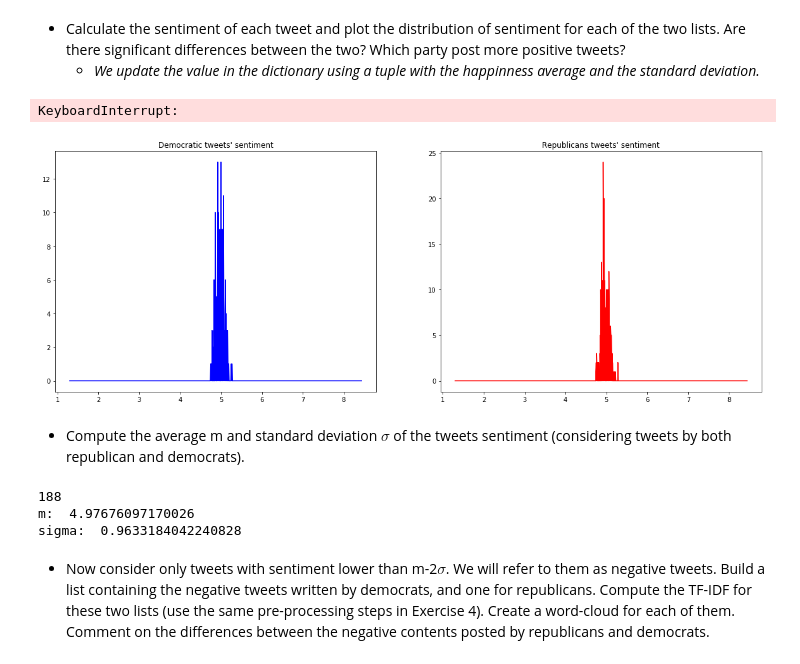
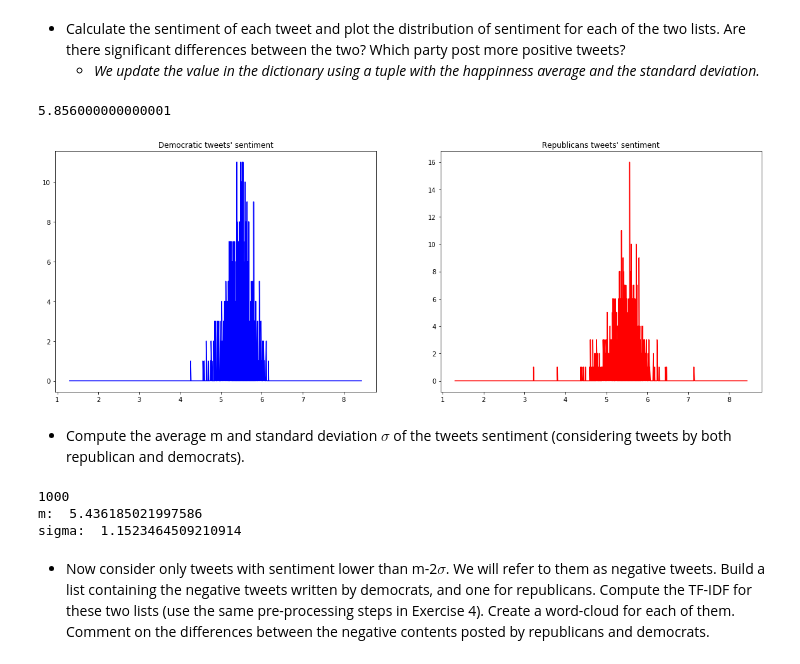
Before and after one commit to JulesBelveze/yelp-dataset-analysis, a Jupyter notebook: Assignment2.ipynb, the cells around one changed output. Drawn from its saved outputs; the diff is of its cells as text; code cells hidden in the pictures.

```diff
--- a/Assignment2.ipynb
+++ b/Assignment2.ipynb
@@ -626,50 +626,59 @@ for tweet in tweets_rep.keys():
 # %% [markdown]
 - Calculate the sentiment of each tweet and plot the distribution of sentiment for each of the two lists. Are there significant differences between the two? Which party post more positive tweets?
     - _We update the value in the dictionary using a tuple with the happinness average and the standard deviation._
+# %%
+tweets_dem = {tweet: 0 for tweet in list(tweets_dem.keys())[0:500]}
+tweets_rep = {tweet: 0 for tweet in list(tweets_rep.keys())[0:500]}
 # %%
 for tweet in tweets_dem.keys():
     tweets_dem[tweet] = calculate_sentiment(tweet)
-# %% [output]
-KeyboardInterrupt:
 # %%
 for tweet in tweets_rep.keys():
     tweets_rep[tweet] = calculate_sentiment(tweet)
 # %%
 import numpy
 import matplotlib.pyplot as plt
+# %%
+for sent in tweets_dem.values():
+    print(sent[0])
+    break
+# %% [output]
+5.856000000000001
 # %%
 fig = plt.figure(figsize=(20, 7))
 
 sub1 = fig.add_subplot(121)
 sub1.plot(color='red')
-sents_dem = [sent[0] for sent in sentiment_dem.values()]
+sents_dem = [sent[0] for sent in tweets_dem.values()]
+
 binned_sentiment_dem = numpy.histogram(sents_dem, bins=sorted(labMT.happiness_average))
+
 sub1.plot(binned_sentiment_dem[1][0:len(binned_sentiment_dem[0])], binned_sentiment_dem[0], color='blue')
 plt.title("Democratic tweets\' sentiment")
 
 sub2 = fig.add_subplot(122)
-sents_rep = [sent[0] for sent in sentiment_rep.values()]
+sents_rep = [sent[0] for sent in tweets_rep.values()]
 binned_sentiment_rep = numpy.histogram(sents_rep, bins=sorted(labMT.happiness_average))
 sub2.plot(binned_sentiment_rep[1][0:len(binned_sentiment_rep[0])], binned_sentiment_rep[0], color='red')
 plt.title("Republicans tweets\' sentiment")
 
 
 plt.show()
 # %% [output]
-[figure, old version]
+[figure, new version]
 # %% [markdown]
 - Compute the average m and standard deviation $\sigma$ of the tweets sentiment (considering tweets by both republican and democrats).
 # %%
-all_tweets = dict(sentiment_dem, **sentiment_rep)
-print(len(sentiment_dem))
+all_tweets = dict(tweets_rep, **tweets_dem)
+print(len(all_tweets))
 m = sum([t[0] for t in all_tweets.values()])/len(all_tweets)
 std_dev = sum([t[1] for t in all_tweets.values()])/len(all_tweets)
 print('m: ', m)
 print('sigma: ', std_dev)
 # %% [output]
-188
-m:  4.97676097170026
-sigma:  0.9633184042240828
+1000
+m:  5.436185021997586
+sigma:  1.1523464509210914
 # %% [markdown]
 - Now consider only tweets with sentiment lower than m-2$\sigma$. We will refer to them as negative tweets. Build a list containing the negative tweets written by democrats, and one for republicans. Compute the TF-IDF for these two lists (use the same pre-processing steps in Exercise 4). Create a word-cloud for each of them. Comment on the differences between the negative contents posted by republicans and democrats.
 # %%
```
Also changed, not shown: parts of 9 cells of this notebook.
